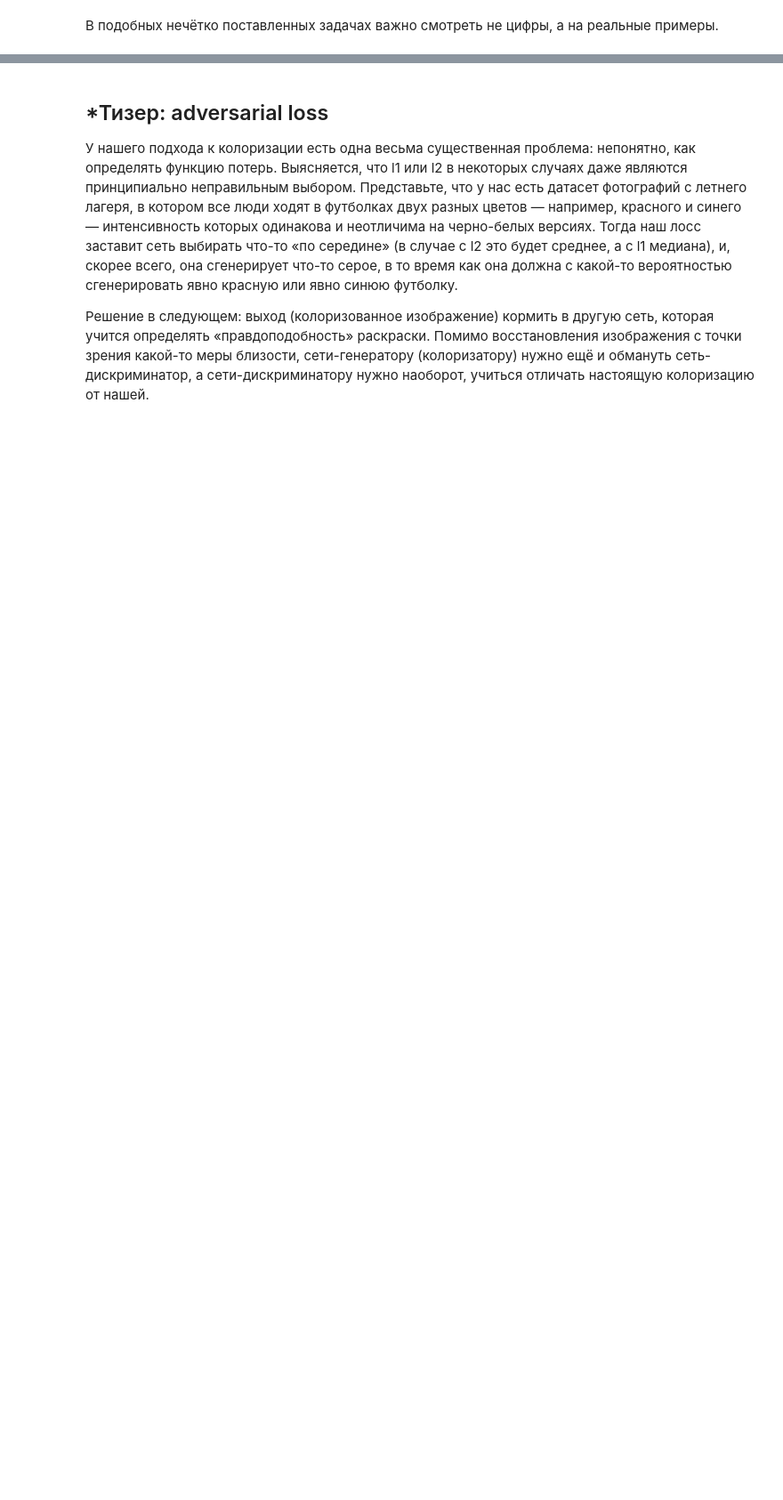
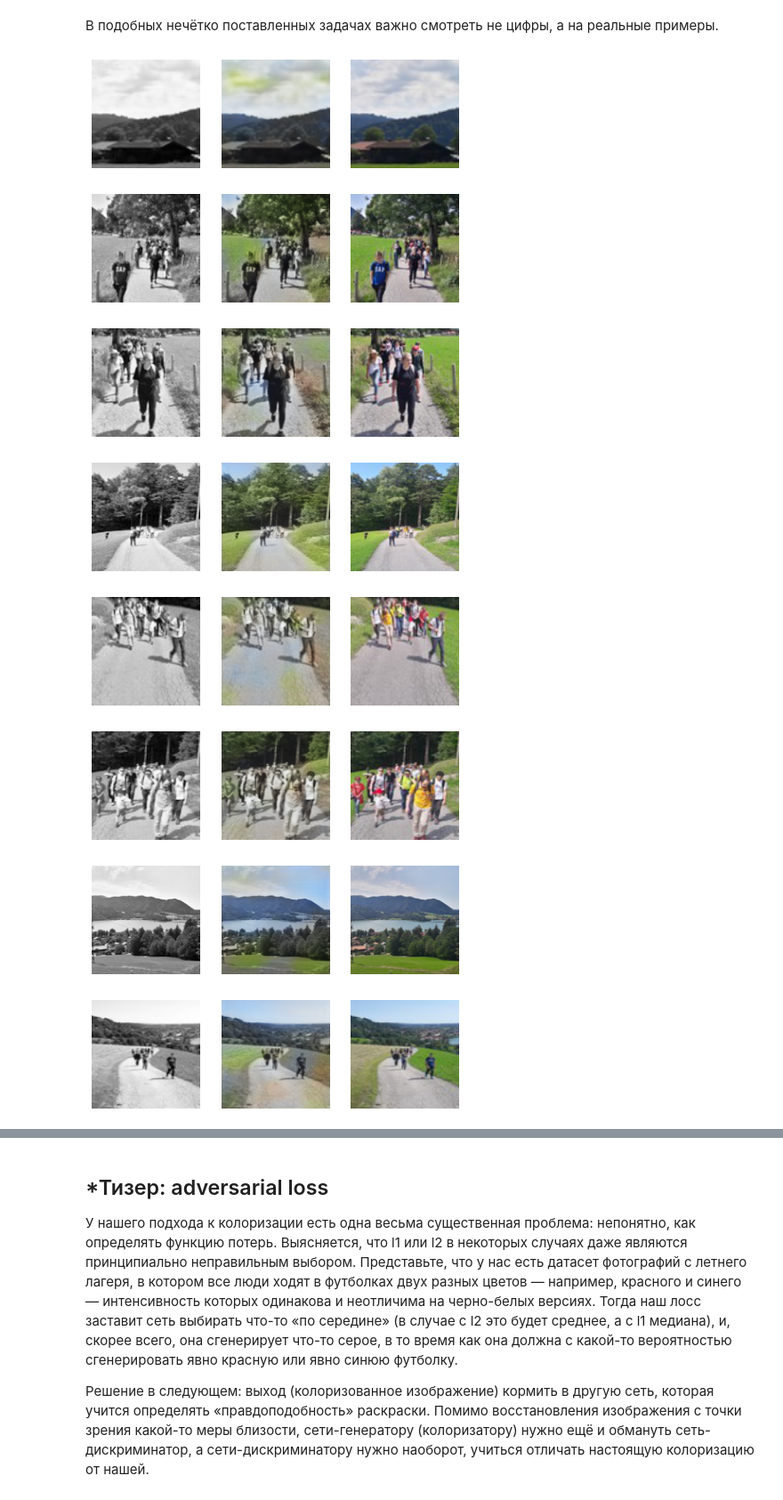
Before and after one commit to 1000scores/DL, a Jupyter notebook: Lesson2/cnns_and_colorization.ipynb, the cells around one changed output, grey strips where cells are left out. Shown at 89% size. Cells and saved outputs as stored; diff of their text form; code cells hidden in the pictures; blank space fills up the shorter version.

```diff
--- a/Lesson2/cnns_and_colorization.ipynb
+++ b/Lesson2/cnns_and_colorization.ipynb
@@ -94,8 +94,9 @@ $$W = CV^2f$$
 # %%
 import torch
 import torch.nn as nn
+import tqdm
 
-device = torch.device('cpu')  # используй первую GPU (номеруются с нуля)
+device = torch.device('cuda')  # используй первую GPU (номеруются с нуля)
 
 X = torch.randn(5, 100, device=device)  # создай матрицу на этом устройстве
 # альтернативно: X = X.to(device)
@@ -232,15 +241,34 @@ class Colorizer(nn.Module):
         super().__init__()
 
         self.preconcat = nn.Sequential(
-            nn.Conv2d(1, 32, (3, 3), padding=1), # по дефолту stride = 1, а следовательно размерность не меняется
-                                                 # меняем мы только количество каналов
+            nn.Conv2d(1, 16, (5, 5), padding=2), # по дефолту stride = 1, а следовательно размерность не меняется, меняем мы только количество каналов
             nn.MaxPool2d((2, 2), stride=(2, 2)), # а вот тут мы уменьшаем и высоту, и ширину, в два раза
+            nn.ReLU(),
+
+            nn.Conv2d(16, 32, (5, 5), padding=2), # по дефолту stride = 1, а следовательно размерность не меняется, меняем мы только количество каналов
+            nn.ReLU(),
+
+            nn.Conv2d(32, 64, (5, 5), padding=2),
+            nn.MaxPool2d((2, 2), stride=(2, 2)),
+            nn.ReLU(),
+
+            nn.Conv2d(64, 256, (5, 5), padding=2),
+            nn.MaxPool2d((2, 2), stride=(2, 2)),
             nn.ReLU(),
             # ...
             # много-много таких штук ещё сделайте
             # ...
+
             nn.Upsample(scale_factor=2),         # увеличиваем высоту и ширину в два раза
-            nn.Conv2d(256, 128, (3, 3), padding=1),
+            nn.Conv2d(256, 128, (5, 5), padding=2),
+            nn.ReLU(),
+
+            nn.Upsample(scale_factor=2),         # увеличиваем высоту и ширину в два раза
+            nn.Conv2d(128, 64, (5, 5), padding=2),
+            nn.ReLU(),
+
+            nn.Upsample(scale_factor=2),         # увеличиваем высоту и ширину в два раза
+            nn.Conv2d(64, 64, (5, 5), padding=2),
             nn.ReLU(),
 
             # ...
@@ -249,16 +277,19 @@ class Colorizer(nn.Module):
         )
 
         self.postconcat = nn.Sequential(         # эту сетку можно особо не увеличивать - она не должна быть очень умной
-            nn.Conv2d(65, 32, (3, 3), padding=1),# подумайте, откуда у автора тут 65
+            nn.Conv2d(65, 32, (5, 5), padding=2),# подумайте, откуда у автора тут 65
             nn.ReLU(),
-            nn.Conv2d(32, 3, (3, 3), padding=1),
+            nn.Conv2d(32, 3, (5, 5), padding=2),
             nn.Sigmoid()
         )
 
     def forward(self, x):
+        #display(x.shape)
         h = self.preconcat(x)
+        #display(h.shape)
         # исходное чб изображение -- просто дополнительным слоем
         h = torch.cat((h, x), 1)
+        #display(h.shape)
         h = self.postconcat(h)
         return h
 # %% [markdown]
@@ -291,10 +322,10 @@ model = nn.Sequential(
 # %% [markdown]
 Дальше как обычно:
 # %%
-num_epochs = 5
+num_epochs = 500
 lr = 1e-3
 
-model = Colorizer()#.to(device)
+model = Colorizer().to(device)
 optimizer = torch.optim.Adam(model.parameters(), lr=lr)
 criterion = nn.L1Loss()  # тут можно поиграться с лоссами
 # %%
@@ -325,24 +393,33 @@ def to_numpy_image(img):
     # -- удобно на три лампочки послать сразу три последовательно идущих байта
     return img.detach().cpu().view(3, 128, 128).transpose(0, 1).transpose(1, 2).numpy()
 # %%
-for t in range(10):
+for t in range(13):
     img_gray, img_true = dataset[t]
     img_pred = model(img_gray.to(device).view(1, 1, 128, 128))
     img_pred = to_numpy_image(img_pred)
     # теперь это numpy-евский ndarray размера (128, 128, 3)
     plt.figure(figsize=(10,10))
 
     plt.subplot(141)
     plt.axis('off')
     plt.set_cmap('Greys')
     plt.imshow(img_gray.reshape((128, 128)))
 
     plt.subplot(142)
     plt.axis('off')
     plt.imshow(img_pred.reshape((128, 128, 3)))
 
     plt.subplot(143)
     plt.axis('off')
     plt.imshow(to_numpy_image(img_true))
 
     plt.show()
+# %% [output]
+[figure, added]
+[figure, added]
+[figure, added]
+[figure, added]
+[figure, added]
+[figure, added]
+[figure, added]
+[figure, added]
```
Also changed, not shown: parts of 6 cells of this notebook, 19 other files.
